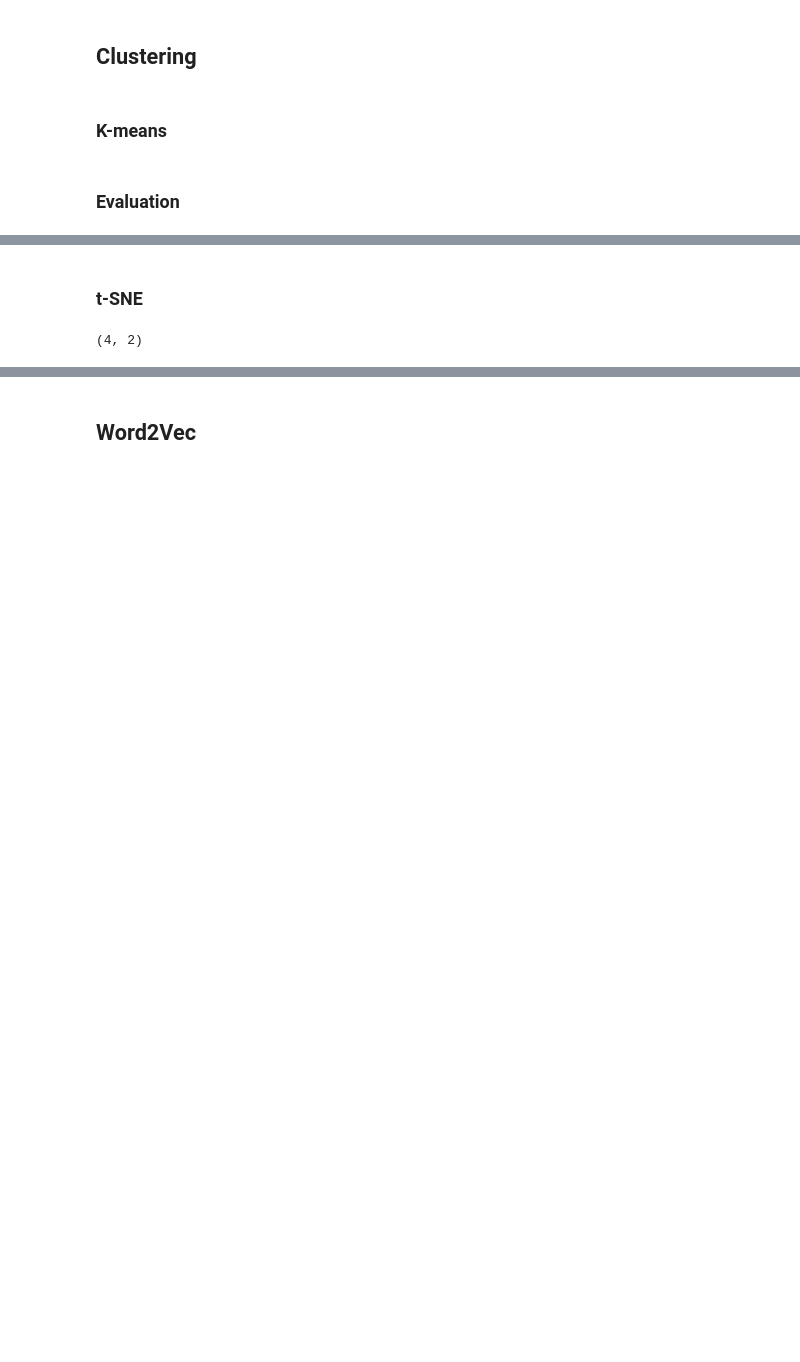
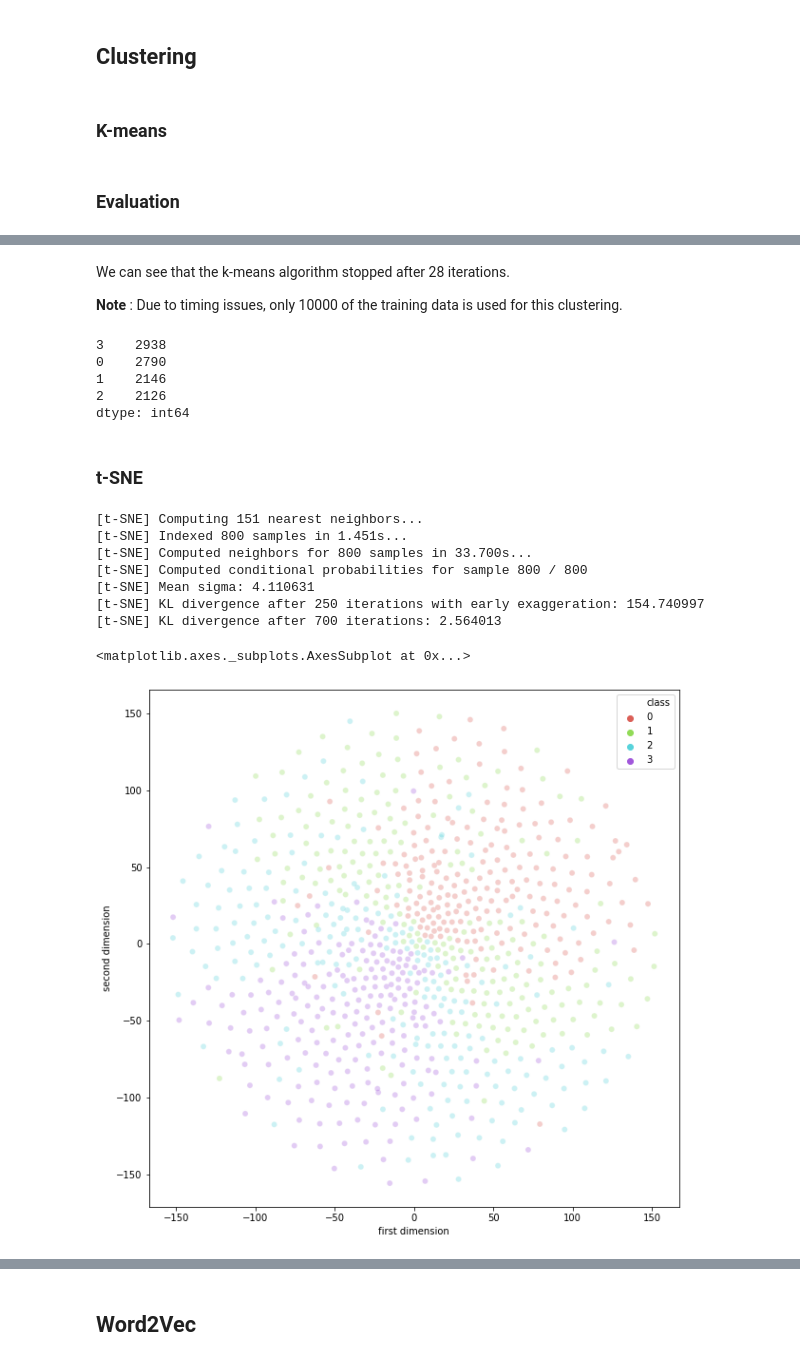
Before and after one commit to ytabatabaee/Modern-Information-Retrieval, a Jupyter notebook: phase2/Classification_Clustering.ipynb, the cells around one changed output, grey strips where cells are left out. Cells and saved outputs as stored; diff of their text form; code cells hidden in the pictures; blank space fills up the shorter version.

```diff
--- a/phase2/Classification_Clustering.ipynb
+++ b/phase2/Classification_Clustering.ipynb
@@ -248,12 +530,11 @@ lemmatize_text(tokens)
 from sklearn import svm
 from sklearn.model_selection import GridSearchCV
 
-# Hyper-parameter tuning with GridSearchCV
+# Hyper-parameter tuning with GridSearchCV for LinearSVC
 
-params = {'C': [1, 10]}
-svm_model = svm.SVC(kernel='linear')
+params = {'C': [0.1, 0.01, 0.001, 0.0001]}
+svm_model = svm.LinearSVC(random_state=0)
 svm_model = GridSearchCV(estimator = svm_model, param_grid = params, cv = 5)
 
 svm_model.fit(x_train, y_train)
-print("Validation accuracy = ", svm_model.score(x_val, y_val))
 print("Best params = ", svm_model.best_params_)
@@ -277,0 +568,3 @@ print("Best params = ", rf_model.best_params_)
+# %%
+y_pred = rf_model.predict(x_val)
+print("Validation accuracy = ", accuracy(y_val, y_pred))
@@ -295,5 +618,6 @@ class K_Means:
 # %% [markdown]
 ### Evaluation
 # %%
-km_model = K_Means(k=3)
+km_model = K_Means(k=4)
 km_model.fit(x_train)
+y_pred = km_model.cluster()
@@ -300,9 +642,20 @@ km_model.fit(x_train)
+# %% [markdown]
+We can see that the k-means algorithm stopped after 28 iterations.
+
+**Note** : Due to timing issues, only 10000 of the training data is used for this clustering.
+# %%
+# selecting a subset of each class
+
+index = []
+for i in range(4):
+    index.extend(y_pred.where(y_pred == i).dropna().sample(200, replace=False).index)
+
+y_pred.value_counts()
+# %% [output]
+3    2938
+0    2790
+1    2146
+2    2126
+dtype: int64
 # %% [markdown]
 ### t-SNE
-# %%
-from sklearn.manifold import TSNE
-
-tsne = TSNE(n_components=2)
-tsne_results = tsne.fit_transform(data_subset)
-# %% [output]
-(4, 2)
@@ -320,0 +662,32 @@ sns.scatterplot(
+# %%
+from sklearn.manifold import TSNE
+
+from sklearn.manifold import TSNE
+import seaborn as sns
+import matplotlib.pyplot as plt
+
+
+subset = x_train.loc[index]
+subset['class'] = y_pred.loc[index]
+data_subset = subset.values
+
+
+tsne = TSNE(n_components=2, verbose=1, perplexity=50, n_iter=700)
+tsne_results = tsne.fit_transform(data_subset)
+
+subset['first dimension'] = tsne_results[:,0]
+subset['second dimension'] = tsne_results[:,1]
+plt.figure(figsize=(10,10))
+
+sns.scatterplot(data=subset, x='first dimension', y='second dimension', hue='class',
+                palette=sns.color_palette("hls", 4), legend="full", alpha=0.3)
+# %% [output]
+[t-SNE] Computing 151 nearest neighbors...
+[t-SNE] Indexed 800 samples in 1.451s...
+[t-SNE] Computed neighbors for 800 samples in 33.700s...
+[t-SNE] Computed conditional probabilities for sample 800 / 800
+[t-SNE] Mean sigma: 4.110631
+[t-SNE] KL divergence after 250 iterations with early exaggeration: 154.740997
+[t-SNE] KL divergence after 700 iterations: 2.564013
+<matplotlib.axes._subplots.AxesSubplot at 0x...>
+[figure, added]
```
Also changed, not shown: parts of 80 cells of this notebook, 1 other file.
